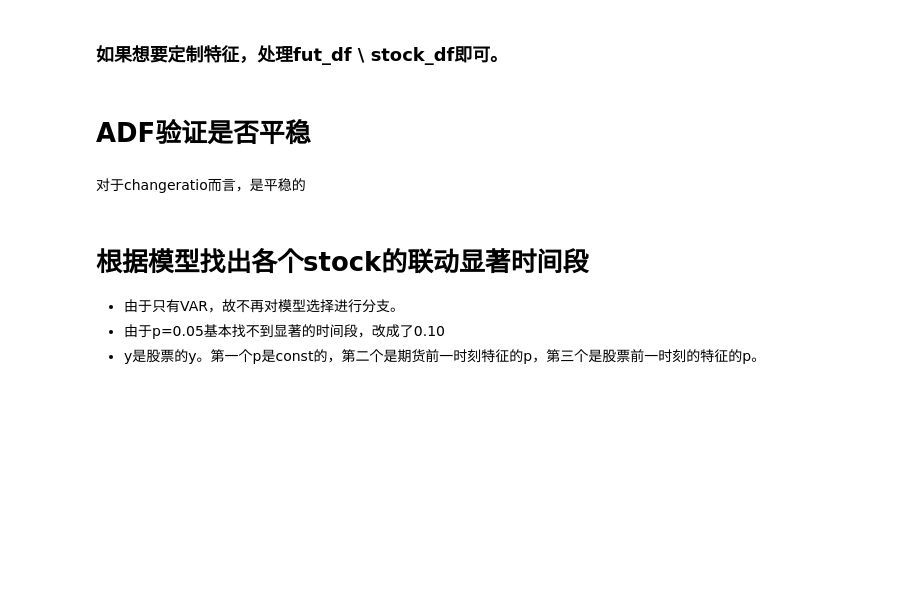
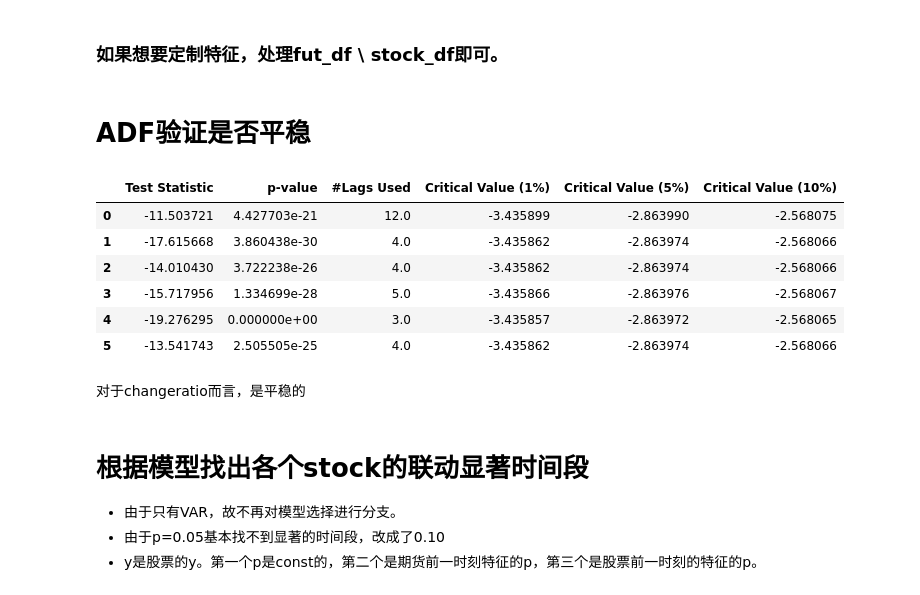
Before and after one commit to hjzlitter/futures-stocks, a Jupyter notebook: new.ipynb, the cells around one changed output. Cells and saved outputs as stored; diff of their text form; code cells hidden in the pictures; blank space fills up the shorter version.

```diff
--- a/new.ipynb
+++ b/new.ipynb
@@ -33,11 +32,20 @@ See the caveats in the documentation: https://pandas.pydata.org/pandas-docs/stab
 # %%
 adf_list = []
 for idx, df in enumerate(stock_df):
    adf_list.append(adf_test(df[feature]))
 adf_list.append(adf_test(fut_df[feature]))
 adf_df = pd.concat(adf_list, axis=1)
 adf_df = adf_df.T
 del adf_df['Number of Observations Used']
+adf_df
+# %% [output]
+|  | Test Statistic | p-value | #Lags Used | Critical Value (1%) | Critical Value (5%) | Critical Value (10%) |
+| 0 | -11.503721 | 4.427703e-21 | 12.0 | -3.435899 | -2.863990 | -2.568075 |
+| 1 | -17.615668 | 3.860438e-30 | 4.0 | -3.435862 | -2.863974 | -2.568066 |
+| 2 | -14.010430 | 3.722238e-26 | 4.0 | -3.435862 | -2.863974 | -2.568066 |
+| 3 | -15.717956 | 1.334699e-28 | 5.0 | -3.435866 | -2.863976 | -2.568067 |
+| 4 | -19.276295 | 0.000000e+00 | 3.0 | -3.435857 | -2.863972 | -2.568065 |
+| 5 | -13.541743 | 2.505505e-25 | 4.0 | -3.435862 | -2.863974 | -2.568066 |
 # %% [markdown]
 对于changeratio而言，是平稳的
 # %% [markdown]
```
Also changed, not shown: parts of 9 cells of this notebook, 5 other files.
